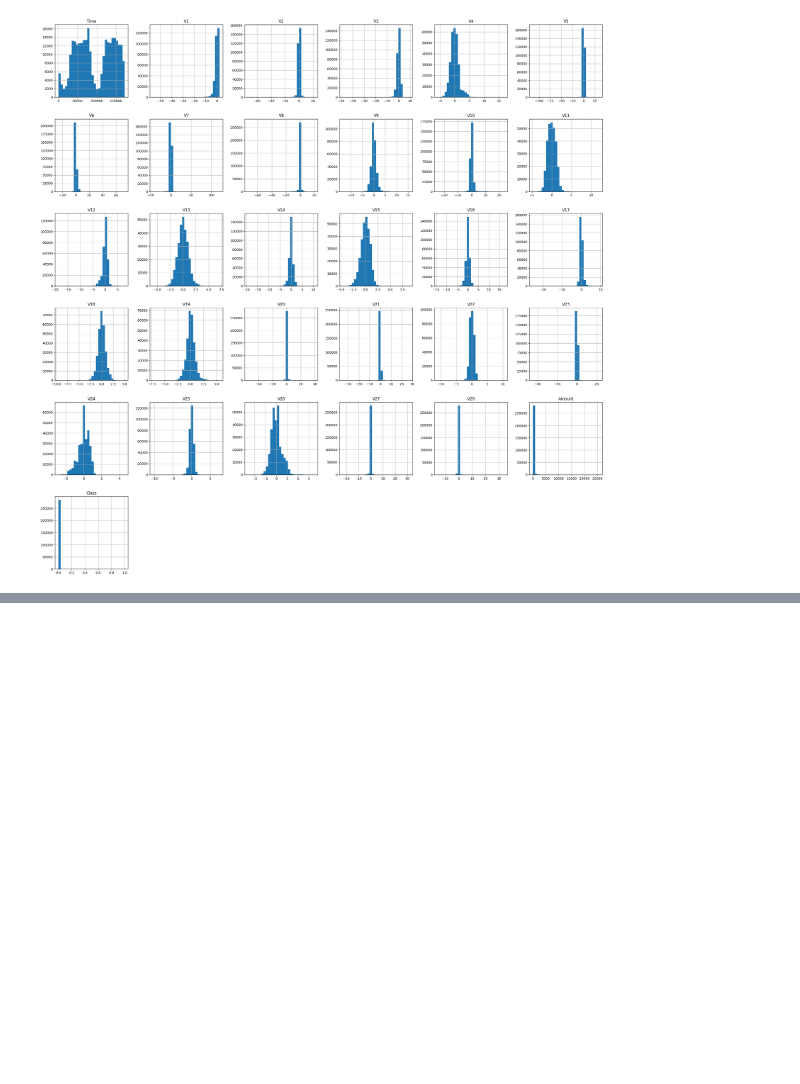
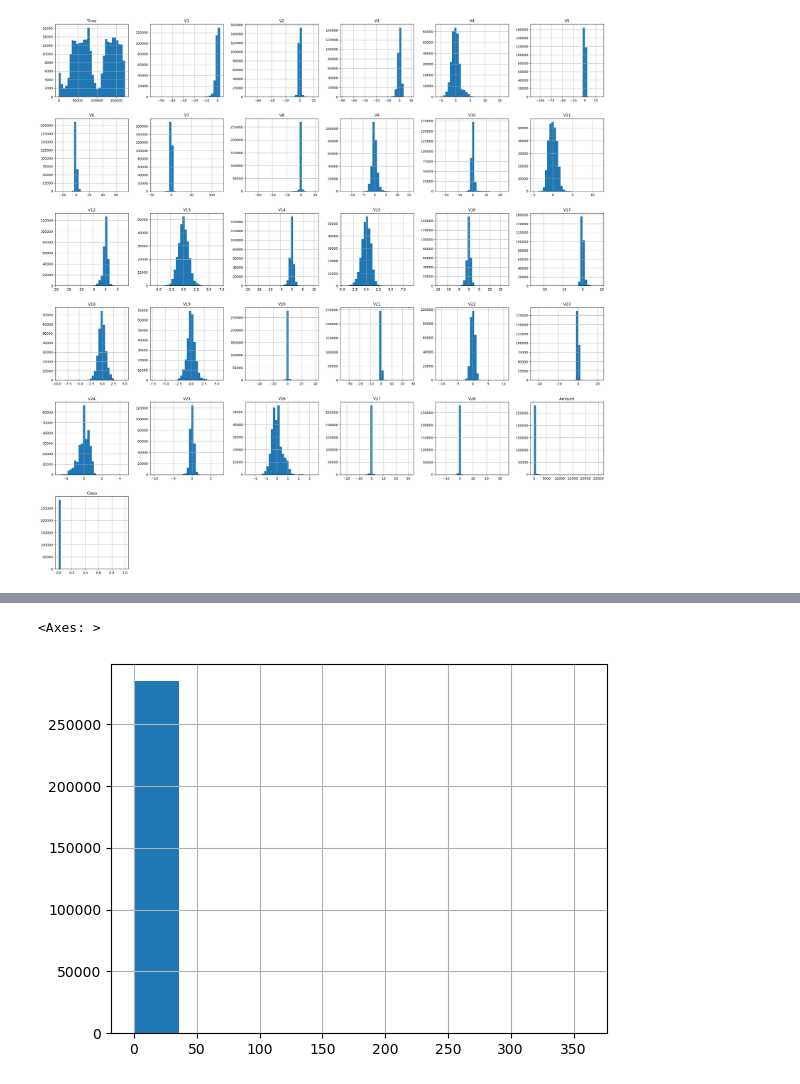
Before and after one commit to Shubham91999/Credit-Card-Fraud-Detection, a Jupyter notebook: Untitled-1.ipynb, the cells around one changed output, grey strips where cells are left out. Cells and saved outputs as stored; diff of their text form; code cells hidden in the pictures; blank space fills up the shorter version.

Commit message:
Done with RobustScalar

```diff
--- a/Untitled-1.ipynb
+++ b/Untitled-1.ipynb
@@ -67,0 +81,11 @@ array([[<Axes: title={'center': 'Time'}>, <Axes: title={'center': 'V1'}>,
+# %%
+# Using RobustScalar to remove outliers (in Amount column)
+from sklearn.preprocessing import RobustScaler
+
+# Crating a copy of dataframe
+new_df = df.copy()
+new_df['Amount'] = RobustScaler().fit_transform(new_df['Amount'].to_numpy().reshape(-1,1))
+new_df['Amount'].hist()
+# %% [output]
+<Axes: >
+[figure, added]
```
Also changed, not shown: parts of 1 cell of this notebook.
